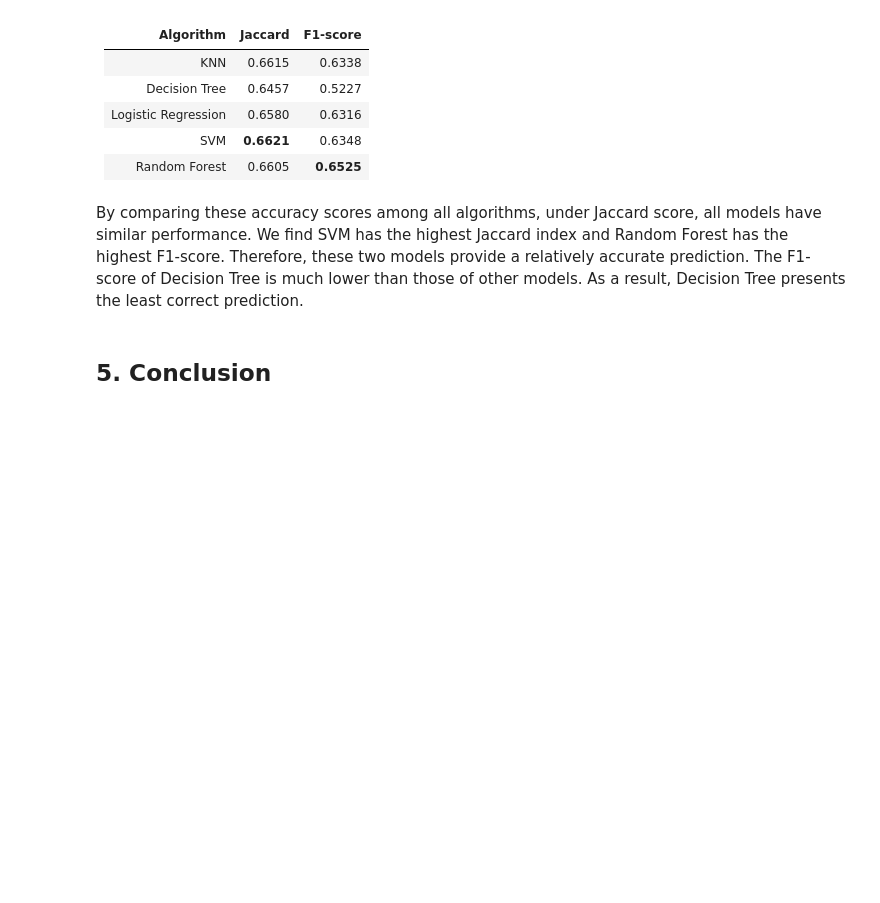
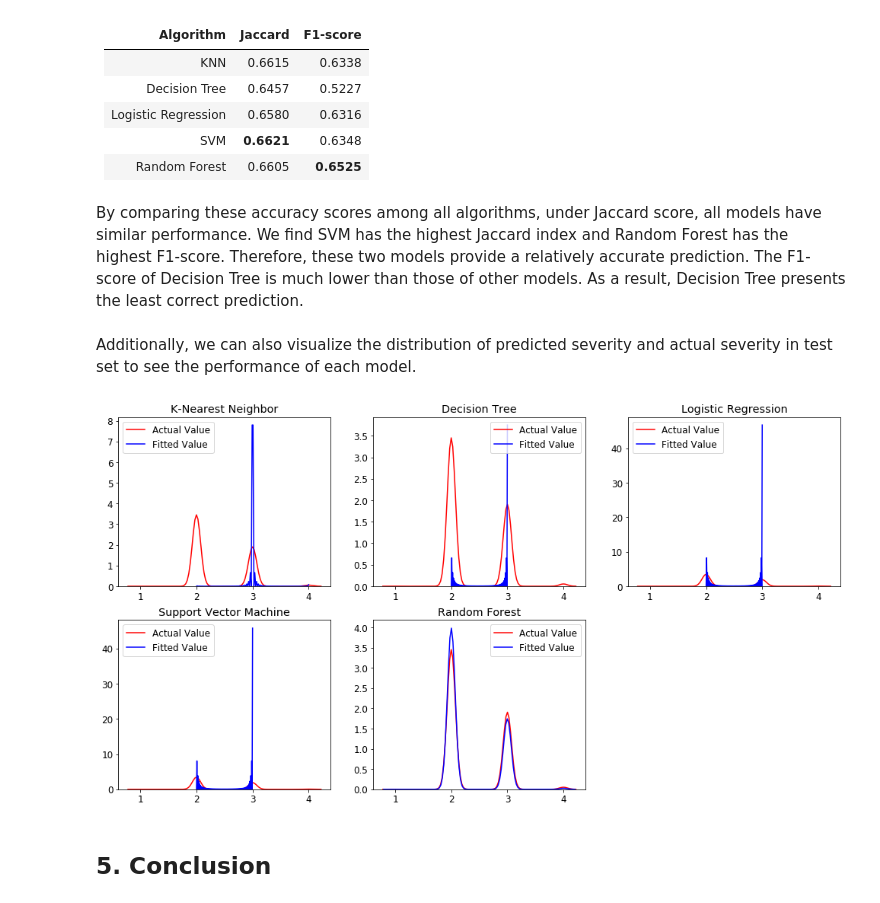
Before and after one commit to yangjitong1996/Coursera_Capstone, a Jupyter notebook: IBM Data Science Capstone Project .ipynb, the cells around one changed output. Saved outputs shown, nothing was run; the diff lists cells and outputs as text; code cells hidden in the pictures; blank space fills up the shorter version.

```diff
--- a/IBM Data Science Capstone Project .ipynb
+++ b/IBM Data Science Capstone Project .ipynb
@@ -572,7 +572,7 @@ plt.show()
 [figure]
 # %%
 # Use training data to fit KNN model, after we find best number of nearest neighbors k = 8
-knn1 = KNeighborsClassifier(n_neighbors = 8)
+knn1 = KNeighborsClassifier(n_neighbors = mean_acc.argmax()+1)
 knn1.fit(x_train,y_train)
 # %% [output]
 KNeighborsClassifier(algorithm='auto', leaf_size=30, metric='minkowski',
@@ -723,6 +725,29 @@ The accurary of Random Forest using F1 score is:  0.6525
 | Random Forest                | 0.6605       | **0.6525**        |
 # %% [markdown]
 By comparing these accuracy scores among all algorithms, under Jaccard score, all models have similar performance. We find SVM has the highest Jaccard index and Random Forest has the highest F1-score. Therefore, these two models provide a relatively accurate prediction. The F1-score of Decision Tree is much lower than those of other models. As a result, Decision Tree presents the least correct prediction.
+# %% [markdown]
+Additionally, we can also visualize the distribution of predicted severity and actual severity in test set to see the performance of each model.
+# %%
+# Set figure size
+plt.figure(figsize = (17,9))
+
+# Set font size
+from matplotlib import rcParams
+rcParams['font.size'] = 12
+
+# Set lists for plotting
+number = [1,2,3,4,5]
+predicted = [yhat_knn, yhat_tree, yhat_log, yhat_svm, yhat_forest]
+title = ['K-Nearest Neighbor','Decision Tree','Logistic Regression','Support Vector Machine','Random Forest']
+
+# Using for-loop to plot the distribution of actual severity and predicted severity under each algorithm
+for i, yhat, tit in zip(number, predicted,title):
+    plt.subplot(2,3,i)
+    sns.distplot(y_test,hist=False, color="r", label="Actual Value")
+    sns.distplot(yhat,hist=False, color="b", label="Fitted Value")
+    plt.title(tit)
+# %% [output]
+[figure, added]
 # %% [markdown]
 ## 5. Conclusion
 # %% [markdown]
```
Also changed, not shown: parts of 8 cells of this notebook.
